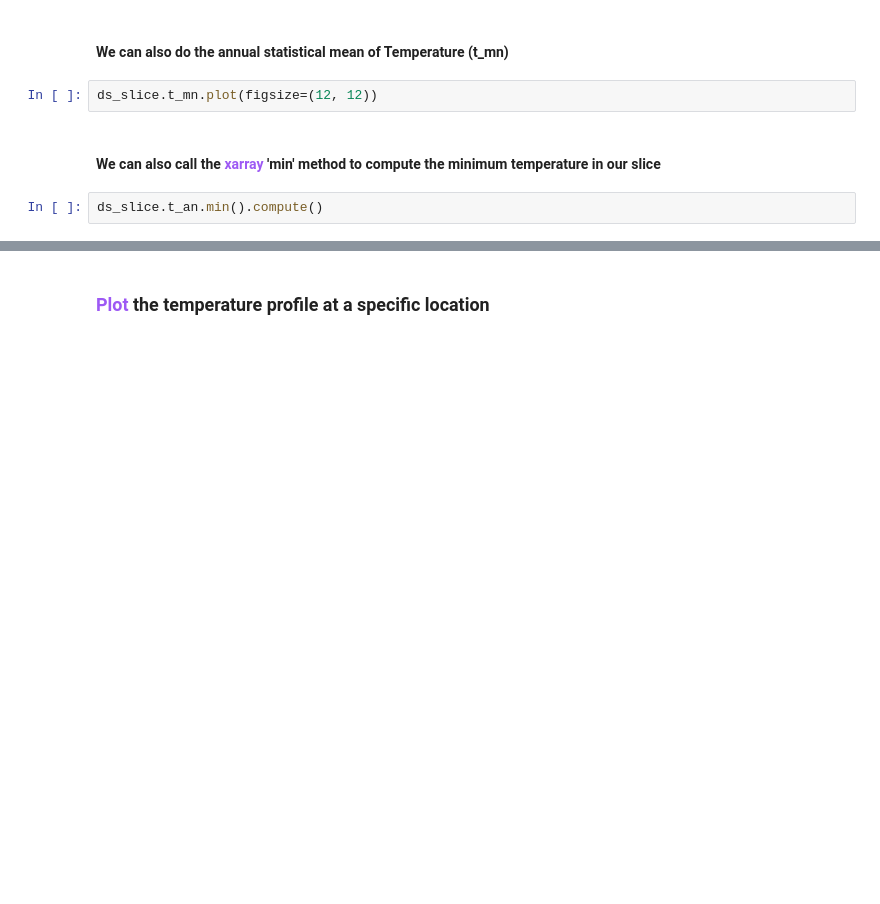
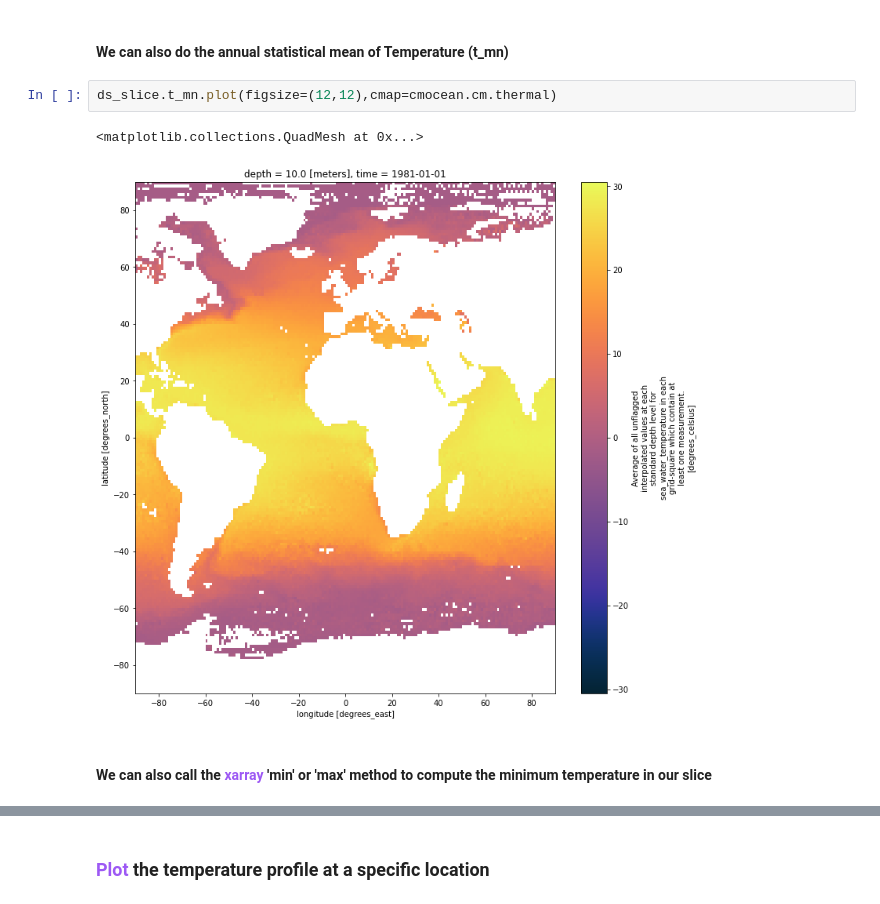
Before and after one commit to C4IROcean/OceanDataConnector, a Jupyter notebook: data/World Ocean Atlas/WorldOceanAtlas.ipynb, the cells around one changed output, grey strips where cells are left out. Saved outputs shown, nothing was run; the diff lists cells and outputs as text; blank space fills up the shorter version.

```diff
--- a/data/World Ocean Atlas/WorldOceanAtlas.ipynb
+++ b/data/World Ocean Atlas/WorldOceanAtlas.ipynb
@@ -93,8 +154,9 @@ ds_slice.t_an.plot(figsize=(12, 12))
 # %% [markdown]
 #### We can also do the annual statistical mean of Temperature (t_mn)
 # %%
-ds_slice.t_mn.plot(figsize=(12, 12))
+ds_slice.t_mn.plot(figsize=(12,12),cmap=cmocean.cm.thermal)
+# %% [output]
+<matplotlib.collections.QuadMesh at 0x...>
+[figure, added]
-# %% [markdown]
-#### We can also call the <span style='color:#9D59F4'> xarray </span> 'min' method to compute the minimum temperature in our slice
-# %%
-ds_slice.t_an.min().compute()
+# %% [markdown]
+#### We can also call the <span style='color:#9D59F4'> xarray </span> 'min' or 'max' method to compute the minimum temperature in our slice
```
Also changed, not shown: parts of 31 cells of this notebook.
